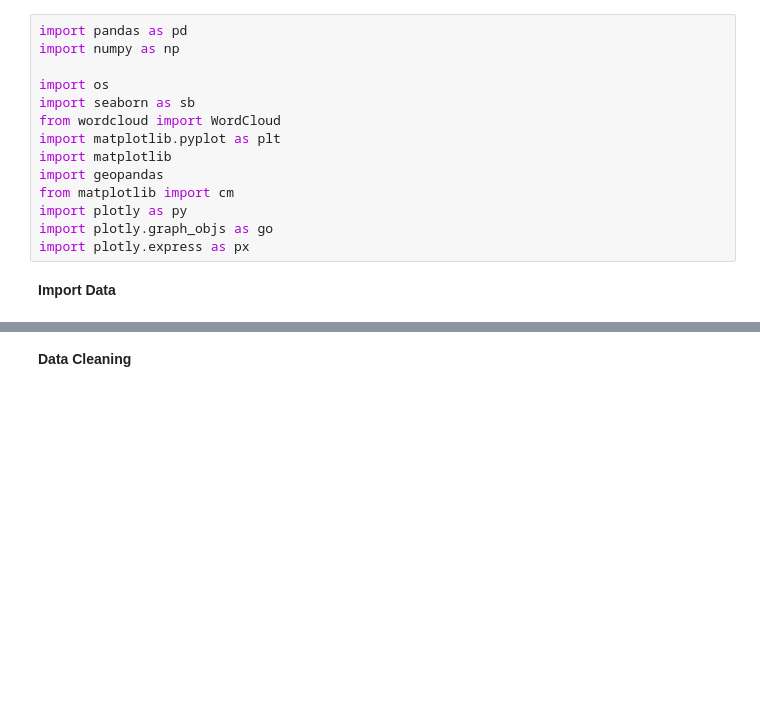
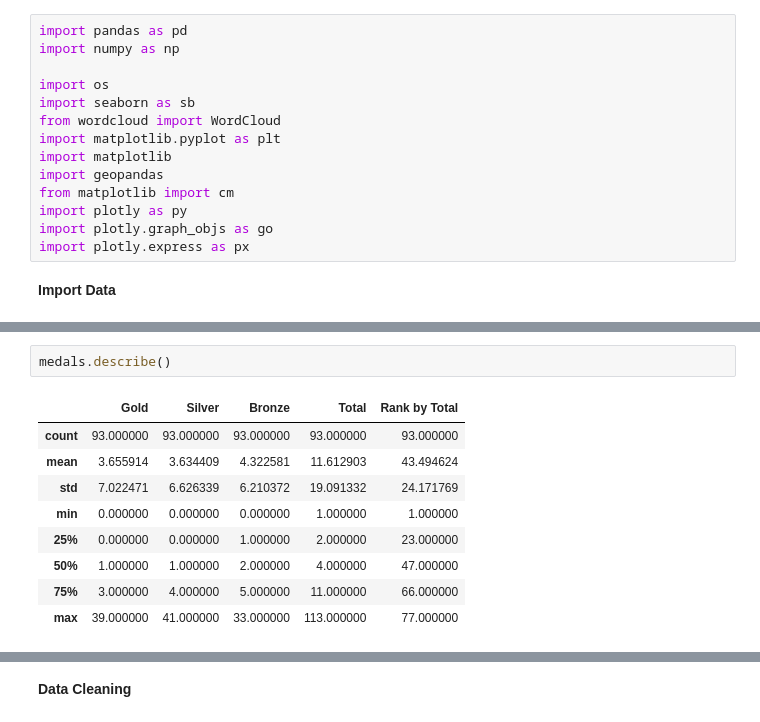
Before and after one commit to p10shinde/tokyo-olympics-2021-Analysis, a Jupyter notebook: exploratory_data_analysis_olympics_2021.ipynb, the cells around one changed output, grey strips where cells are left out. Saved outputs shown, nothing was run; the diff lists cells and outputs as text; blank space fills up the shorter version.

```diff
--- a/exploratory_data_analysis_olympics_2021.ipynb
+++ b/exploratory_data_analysis_olympics_2021.ipynb
@@ -85,0 +250,12 @@ teams = pd.read_excel('./input/Teams.xlsx', index_col=0)
+# %%
+medals.describe()
+# %% [output]
+|  | Gold | Silver | Bronze | Total | Rank by Total |
+| count | 93.000000 | 93.000000 | 93.000000 | 93.000000 | 93.000000 |
+| mean | 3.655914 | 3.634409 | 4.322581 | 11.612903 | 43.494624 |
+| std | 7.022471 | 6.626339 | 6.210372 | 19.091332 | 24.171769 |
+| min | 0.000000 | 0.000000 | 0.000000 | 1.000000 | 1.000000 |
+| 25% | 0.000000 | 0.000000 | 1.000000 | 2.000000 | 23.000000 |
+| 50% | 1.000000 | 1.000000 | 2.000000 | 4.000000 | 47.000000 |
+| 75% | 3.000000 | 4.000000 | 5.000000 | 11.000000 | 66.000000 |
+| max | 39.000000 | 41.000000 | 33.000000 | 113.000000 | 77.000000 |
```
Also changed, not shown: parts of 38 cells of this notebook.
